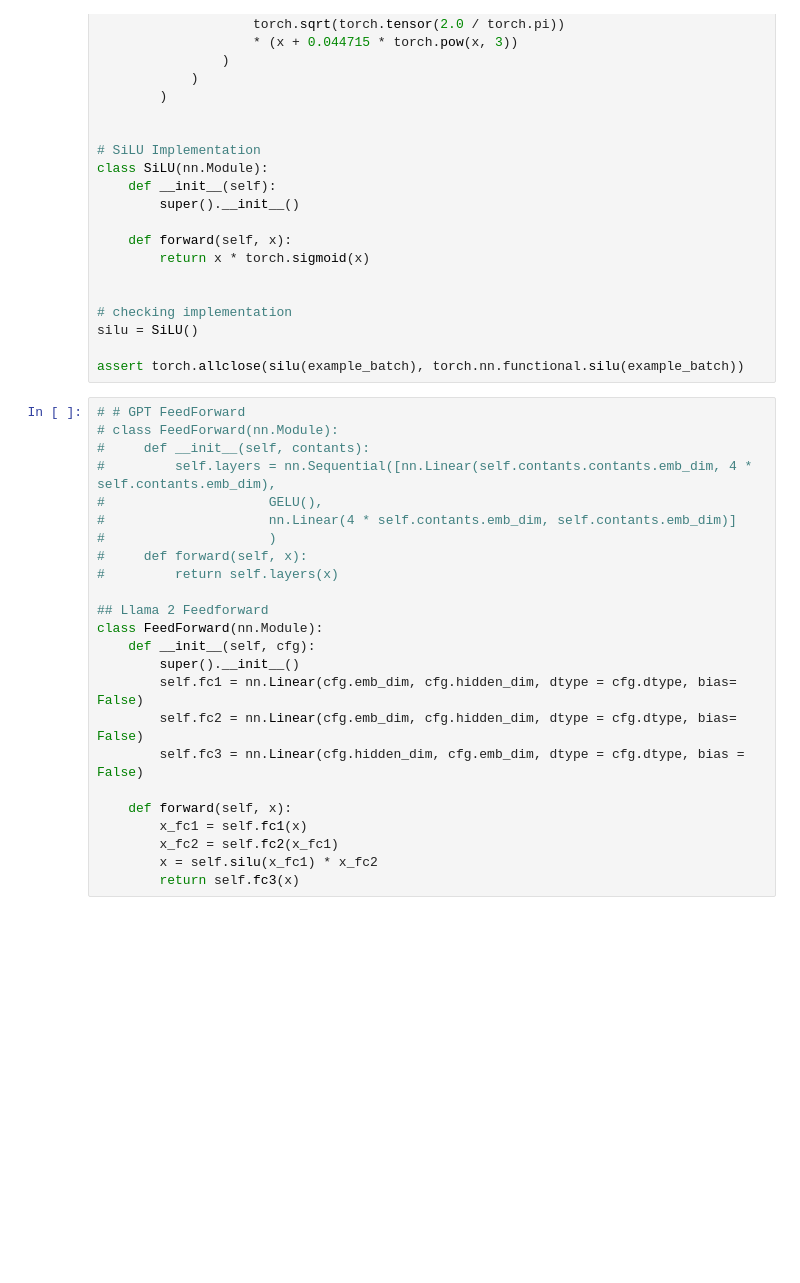
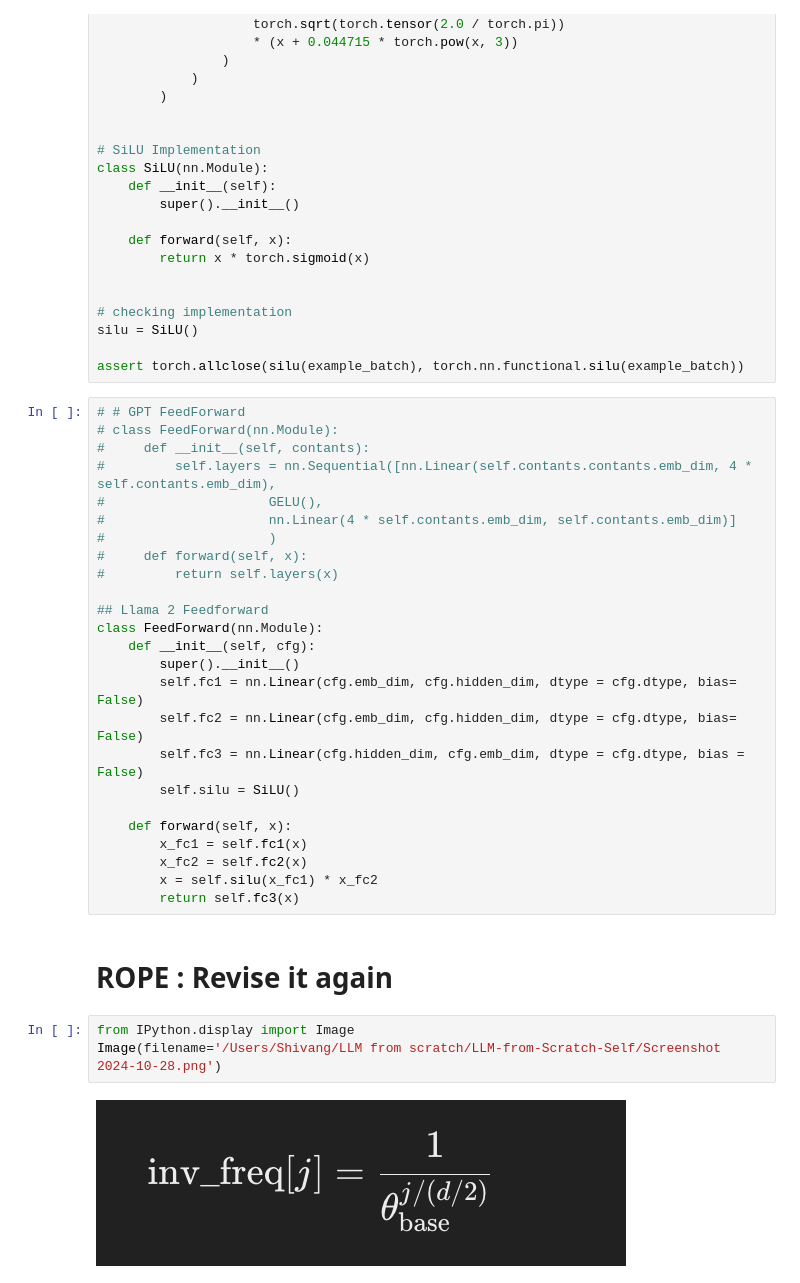
Before and after one commit to shivangsharma1/LLM-from-Scratch-Self, a Jupyter notebook: model_implementation/gpt_to_llama2.ipynb, the cells around one changed output. Drawn from its saved outputs; the diff is of its cells as text; blank space fills up the shorter version.

```diff
--- a/model_implementation/gpt_to_llama2.ipynb
+++ b/model_implementation/gpt_to_llama2.ipynb
@@ -94,9 +95,17 @@ class FeedForward(nn.Module):
         self.fc1 = nn.Linear(cfg.emb_dim, cfg.hidden_dim, dtype = cfg.dtype, bias= False)
         self.fc2 = nn.Linear(cfg.emb_dim, cfg.hidden_dim, dtype = cfg.dtype, bias= False)
         self.fc3 = nn.Linear(cfg.hidden_dim, cfg.emb_dim, dtype = cfg.dtype, bias = False)
+        self.silu = SiLU()
 
     def forward(self, x):
         x_fc1 = self.fc1(x)
-        x_fc2 = self.fc2(x_fc1)
+        x_fc2 = self.fc2(x)
         x = self.silu(x_fc1) * x_fc2
         return self.fc3(x)
+# %% [markdown]
+# ROPE : Revise it again
+# %%
+from IPython.display import Image
+Image(filename='/Users/Shivang/LLM from scratch/LLM-from-Scratch-Self/Screenshot 2024-10-28.png')
+# %% [output]
+[figure, added]
```
Also changed, not shown: parts of 25 cells of this notebook, 3 other files.
